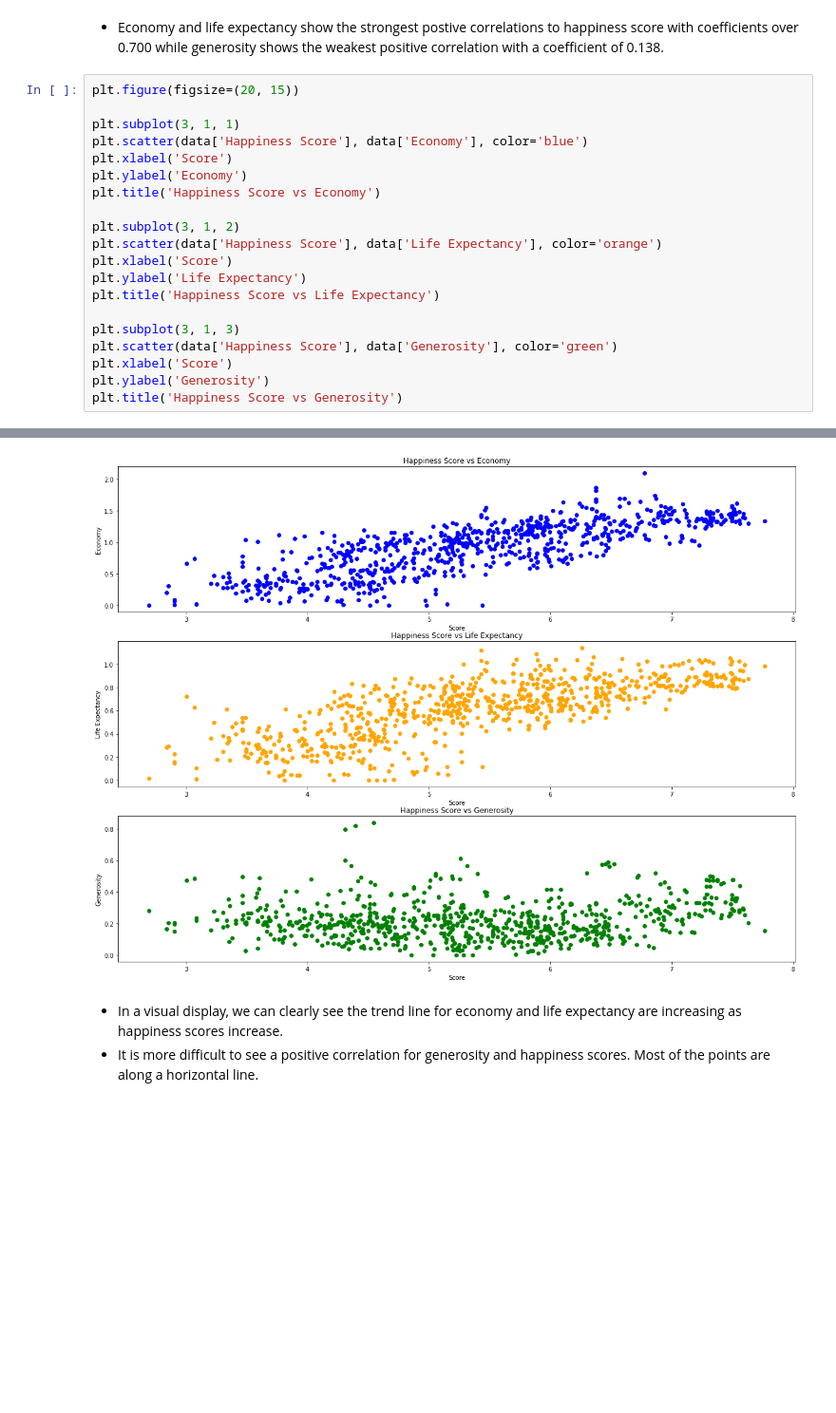
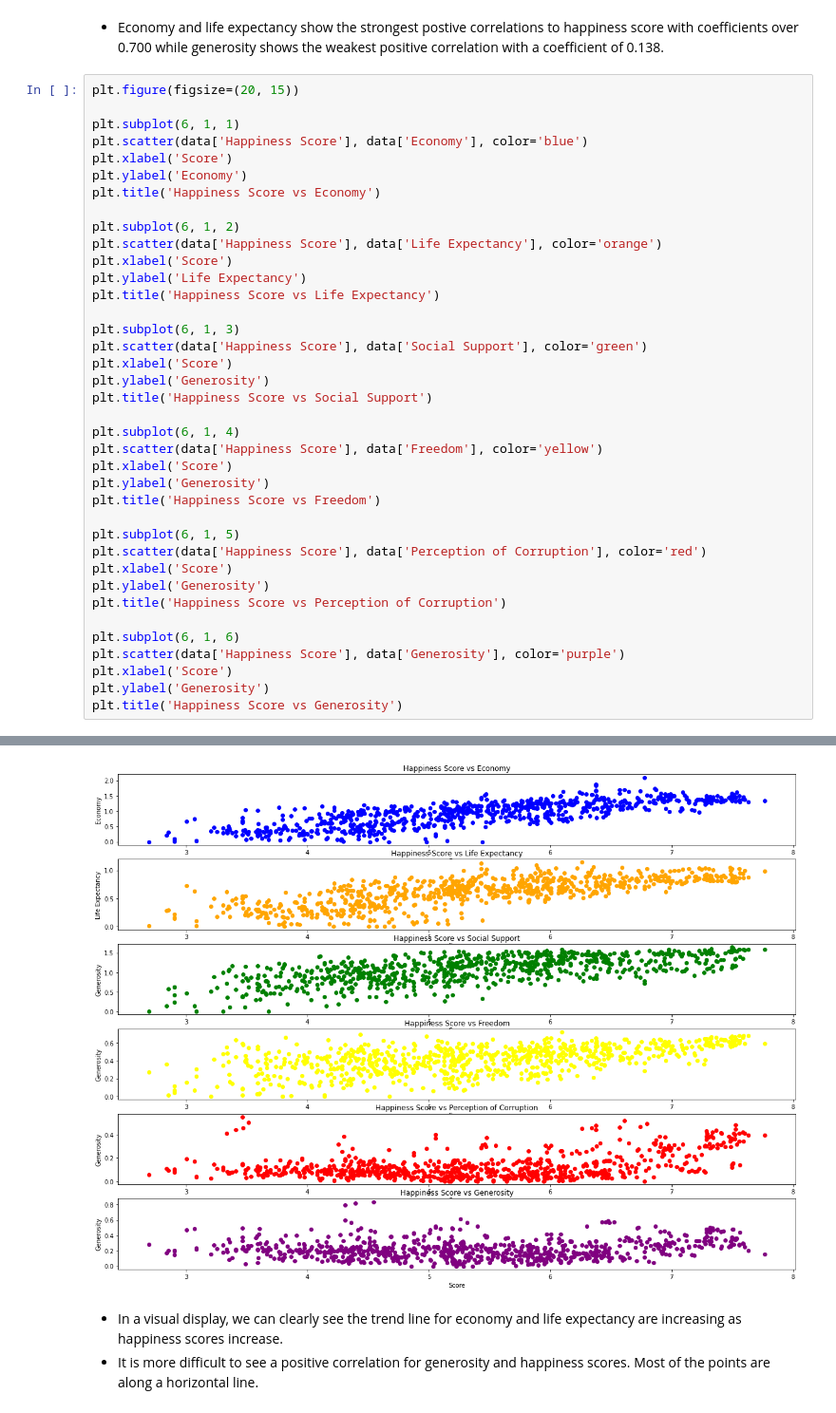
Before and after one commit to samquan/world_happiness, a Jupyter notebook: World Happiness Analysis.ipynb, the cells around one changed output, grey strips where cells are left out. Shown at 95% size. Saved outputs shown, nothing was run; the diff lists cells and outputs as text; blank space fills up the shorter version.

```diff
--- a/World Happiness Analysis.ipynb
+++ b/World Happiness Analysis.ipynb
@@ -170,26 +170,44 @@ Generosity                       0.137578
 # %%
 plt.figure(figsize=(20, 15))
 
-plt.subplot(3, 1, 1)
+plt.subplot(6, 1, 1)
 plt.scatter(data['Happiness Score'], data['Economy'], color='blue')
 plt.xlabel('Score')
 plt.ylabel('Economy')
 plt.title('Happiness Score vs Economy')
 
-plt.subplot(3, 1, 2)
+plt.subplot(6, 1, 2)
 plt.scatter(data['Happiness Score'], data['Life Expectancy'], color='orange')
 plt.xlabel('Score')
 plt.ylabel('Life Expectancy')
 plt.title('Happiness Score vs Life Expectancy')
 
-plt.subplot(3, 1, 3)
-plt.scatter(data['Happiness Score'], data['Generosity'], color='green')
+plt.subplot(6, 1, 3)
+plt.scatter(data['Happiness Score'], data['Social Support'], color='green')
+plt.xlabel('Score')
+plt.ylabel('Generosity')
+plt.title('Happiness Score vs Social Support')
+
+plt.subplot(6, 1, 4)
+plt.scatter(data['Happiness Score'], data['Freedom'], color='yellow')
+plt.xlabel('Score')
+plt.ylabel('Generosity')
+plt.title('Happiness Score vs Freedom')
+
+plt.subplot(6, 1, 5)
+plt.scatter(data['Happiness Score'], data['Perception of Corruption'], color='red')
+plt.xlabel('Score')
+plt.ylabel('Generosity')
+plt.title('Happiness Score vs Perception of Corruption')
+
+plt.subplot(6, 1, 6)
+plt.scatter(data['Happiness Score'], data['Generosity'], color='purple')
 plt.xlabel('Score')
 plt.ylabel('Generosity')
 plt.title('Happiness Score vs Generosity')
 # %% [output]
 Text(0.5, 1.0, 'Happiness Score vs Generosity')
-[figure, old version]
+[figure, new version]
 # %% [markdown]
 - In a visual display, we can clearly see the trend line for economy and life expectancy are increasing as happiness scores increase.
 - It is more difficult to see a positive correlation for generosity and happiness scores. Most of the points are along a horizontal line.
```
Also changed, not shown: parts of 18 cells of this notebook.
